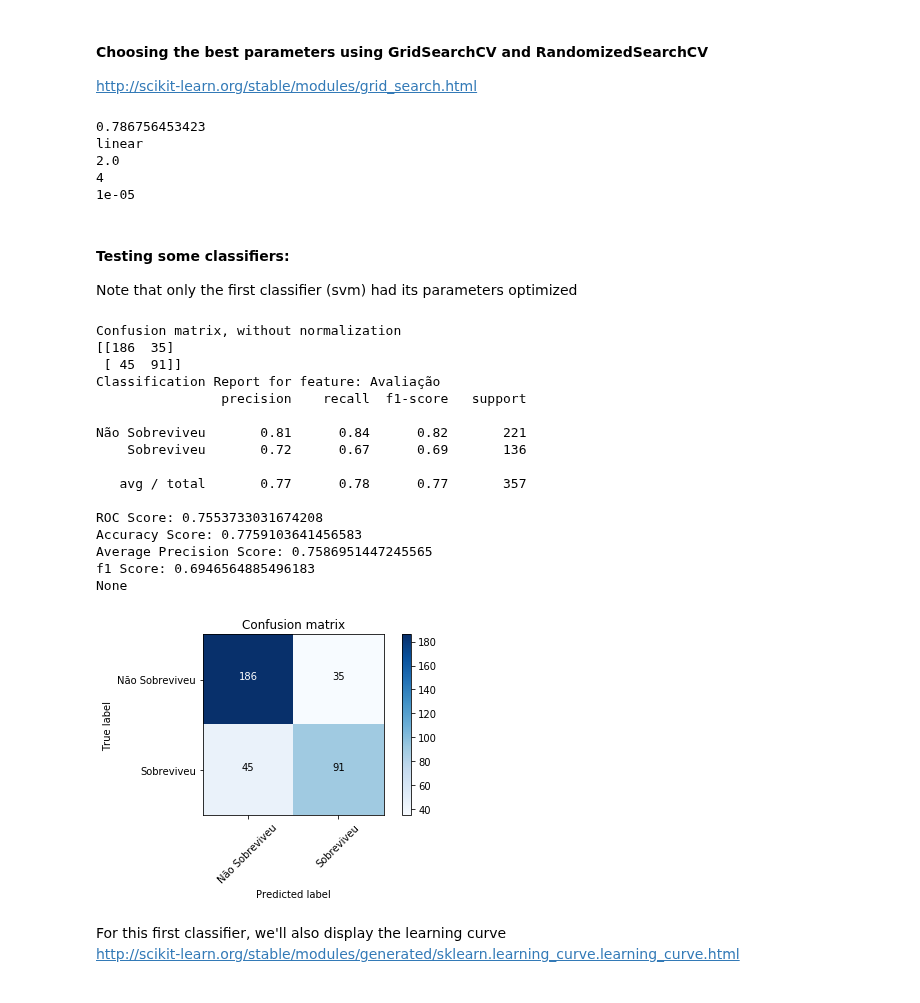
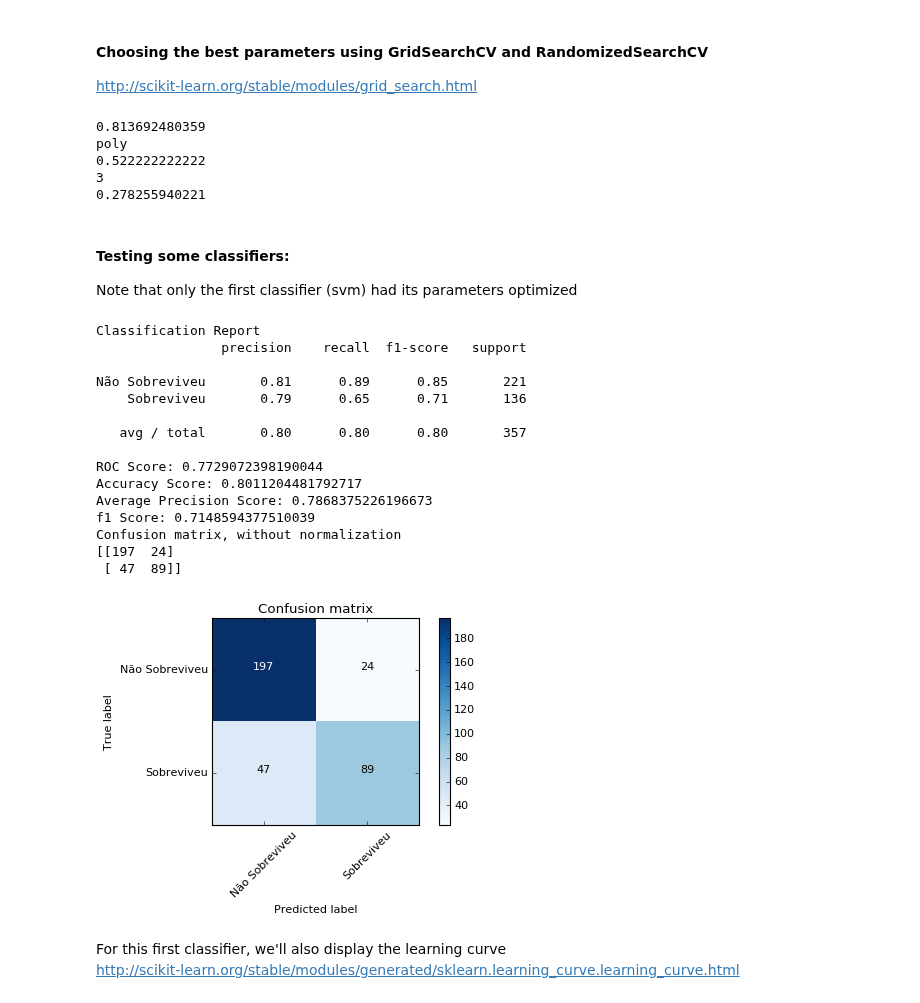
Before and after one commit to rsouza/MMD, a Jupyter notebook: notebooks/Ex02_Kaggle_Titanic.ipynb, the cells around one changed output. Cells and saved outputs as stored; diff of their text form; code cells hidden in the pictures.

```diff
--- a/notebooks/Ex02_Kaggle_Titanic.ipynb
+++ b/notebooks/Ex02_Kaggle_Titanic.ipynb
@@ -417,21 +480,17 @@ def plot_confusion_matrix(cm, classes,
     plt.ylabel('True label')
     plt.xlabel('Predicted label')
 
-
-def class_report(estimator,  y_true, y_predict, title='Avaliação', target_names=['Classe 0', 'Classe 1',]):
-    print('Classification Report for feature: {}'.format(title))
-    print(classification_report(y_true, y_predict, target_names=target_names))
-    print('ROC Score: {}'.format(roc_auc_score(y_true, y_predict)))
-    print('Accuracy Score: {}'.format(accuracy_score(y_true, y_predict)))
-    print('Average Precision Score: {}'.format(average_precision_score(y_true, y_predict)))
-    print('f1 Score: {}'.format(f1_score(y_true, y_predict)))
-
-def clf_eval(clf, X_test, y_test):
-    y_pred = clf.predict(X_test)
-    clf_matrix = confusion_matrix(y_test, y_pred)
-
-    plot_confusion_matrix(clf_matrix, classes=['Não Sobreviveu', 'Sobreviveu'])
-    print(class_report(clf,  y_testcv, y_pred, target_names=['Não Sobreviveu', 'Sobreviveu']))
+def clf_eval(clf, X, y_true, classes=['Não Sobreviveu', 'Sobreviveu']):
+    y_pred = clf.predict(X)
+    clf_matrix = confusion_matrix(y_true, y_pred)
+    print('Classification Report')
+    print(classification_report(y_true, y_pred, target_names=classes))
+    print('ROC Score: {}'.format(roc_auc_score(y_true, y_pred)))
+    print('Accuracy Score: {}'.format(accuracy_score(y_true, y_pred)))
+    print('Average Precision Score: {}'.format(average_precision_score(y_true, y_pred)))
+    print('f1 Score: {}'.format(f1_score(y_true, y_pred)))
+    plot_confusion_matrix(clf_matrix, classes=classes)
+    return roc_auc_score(y_true, y_pred)
 # %% [markdown]
 #### Creating cross-validation with subsets (60% train / 40% test):
 
@@ -490,10 +549,13 @@ from sklearn import svm
 
 
 estimator = svm.SVC()
+cv = model_selection.StratifiedKFold(n_splits=10)
+
 kernels = ['linear', 'poly']
 Cs = np.linspace(0.1,2,10)
 degrees = [2,3,4]
 gammas = np.logspace(-5, 0, 10)
+
 param_grid=dict(kernel=kernels, C=Cs, gamma=gammas, degree=degrees)
 
 clf_svc = model_selection.RandomizedSearchCV(estimator=estimator,
@@ -513,49 +575,48 @@ print(clf_svc.best_estimator_.C)
 print(clf_svc.best_estimator_.degree)
 print(clf_svc.best_estimator_.gamma)
 # %% [output]
-0.786756453423
-linear
-2.0
-4
-1e-05
+0.813692480359
+poly
+0.522222222222
+3
+0.278255940221
 # %% [markdown]
 #### Testing some classifiers:
 Note that only the first classifier (svm) had its parameters optimized
 # %%
 #http://scikit-learn.org/stable/modules/generated/sklearn.svm.SVC.html
 clf_svc2 = svm.SVC(kernel=clf_svc.best_estimator_.kernel,
                    C=clf_svc.best_estimator_.C,
                    degree=clf_svc.best_estimator_.degree,
                    gamma=clf_svc.best_estimator_.gamma,
                    coef0=0.0,
                    shrinking=True,
                    probability=False,
                    tol=0.001,
                    cache_size=200,
                    class_weight=None,
                    verbose=False,
                    max_iter=-1,
-                   random_state=0).fit(X_traincv_res, y_traincv_res)
+                   random_state=0).fit(X_traincv, y_traincv)
 
-clf_eval(clf_svc2, X_testcv, y_testcv)
+roc_svc2 = clf_eval(clf_svc2, X_testcv, y_testcv)
 # %% [output]
-Confusion matrix, without normalization
-[[186  35]
- [ 45  91]]
-Classification Report for feature: Avaliação
+Classification Report
                 precision    recall  f1-score   support
 
-Não Sobreviveu       0.81      0.84      0.82       221
-    Sobreviveu       0.72      0.67      0.69       136
+Não Sobreviveu       0.81      0.89      0.85       221
+    Sobreviveu       0.79      0.65      0.71       136
 
-   avg / total       0.77      0.78      0.77       357
+   avg / total       0.80      0.80      0.80       357
 
-ROC Score: 0.7553733031674208
-Accuracy Score: 0.7759103641456583
-Average Precision Score: 0.7586951447245565
-f1 Score: 0.6946564885496183
-None
+ROC Score: 0.7729072398190044
+Accuracy Score: 0.8011204481792717
+Average Precision Score: 0.7868375226196673
+f1 Score: 0.7148594377510039
+Confusion matrix, without normalization
+[[197  24]
+ [ 47  89]]
-[figure, old version]
+[figure, new version]
 # %% [markdown]
 For this first classifier, we'll also display the learning curve
 http://scikit-learn.org/stable/modules/generated/sklearn.learning_curve.learning_curve.html
```
Also changed, not shown: parts of 67 cells of this notebook.
